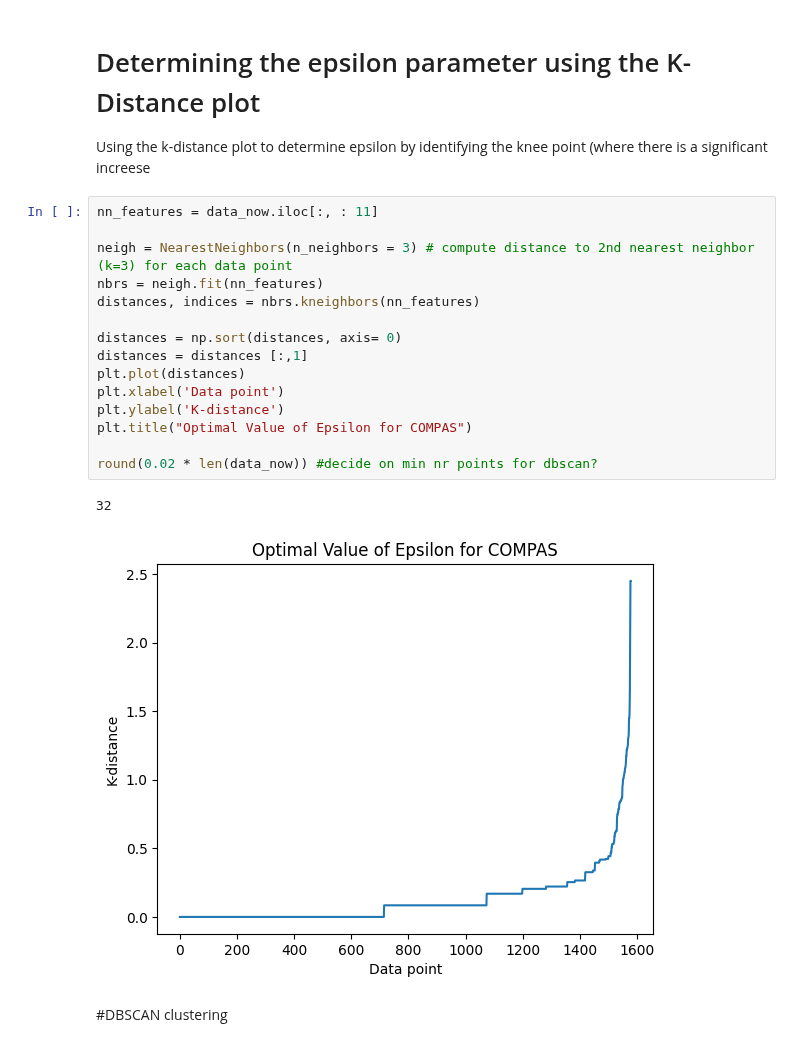
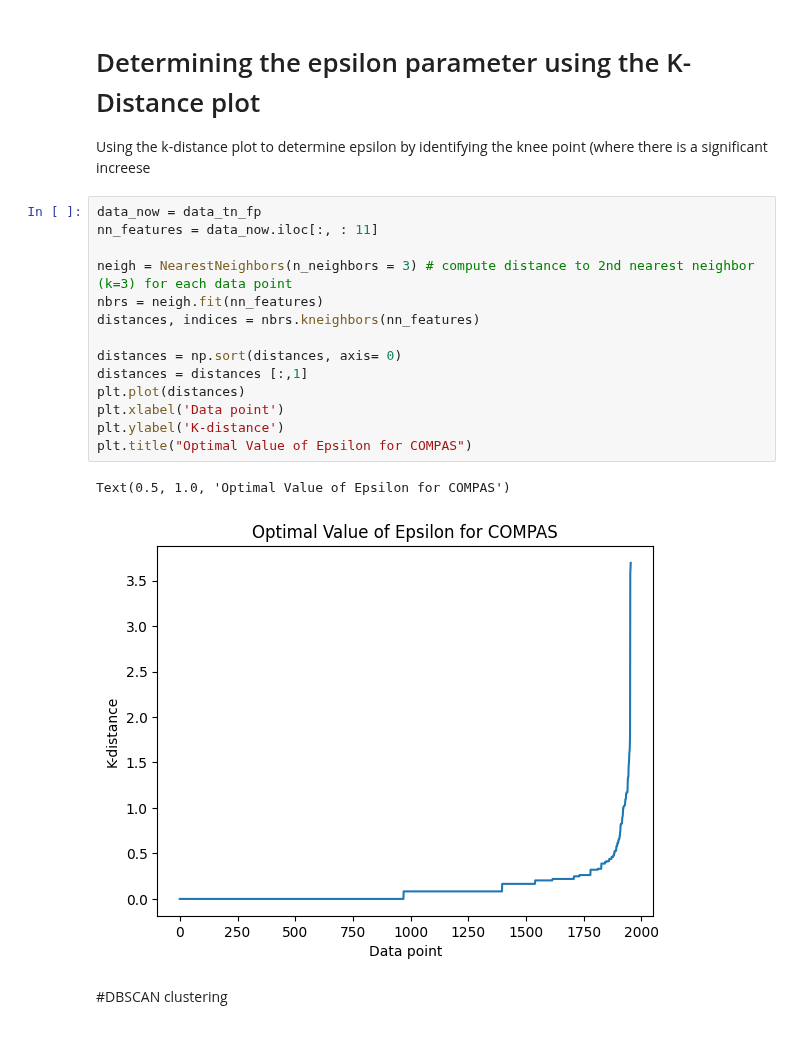
Before and after one commit to MDankloff/ClusterCompas, a Jupyter notebook: COMPAS_Clustering_DBSCAN_clean_utils.ipynb, the cells around one changed output. Drawn from its saved outputs; the diff is of its cells as text.

```diff
--- a/COMPAS_Clustering_DBSCAN_clean_utils.ipynb
+++ b/COMPAS_Clustering_DBSCAN_clean_utils.ipynb
@@ -369,22 +370,21 @@ data_now = data_tp_fn
 
 Using the k-distance plot to determine epsilon by identifying the knee point (where there is a significant increese
 # %%
+data_now = data_tn_fp
 nn_features = data_now.iloc[:, : 11]
 
 neigh = NearestNeighbors(n_neighbors = 3) # compute distance to 2nd nearest neighbor (k=3) for each data point
 nbrs = neigh.fit(nn_features)
 distances, indices = nbrs.kneighbors(nn_features)
 
 distances = np.sort(distances, axis= 0)
 distances = distances [:,1]
 plt.plot(distances)
 plt.xlabel('Data point')
 plt.ylabel('K-distance')
 plt.title("Optimal Value of Epsilon for COMPAS")
-
-round(0.02 * len(data_now)) #decide on min nr points for dbscan?
 # %% [output]
-32
+Text(0.5, 1.0, 'Optimal Value of Epsilon for COMPAS')
-[figure, old version]
+[figure, new version]
 # %% [markdown]
 #DBSCAN clustering
```
Also changed, not shown: parts of 20 cells of this notebook.
